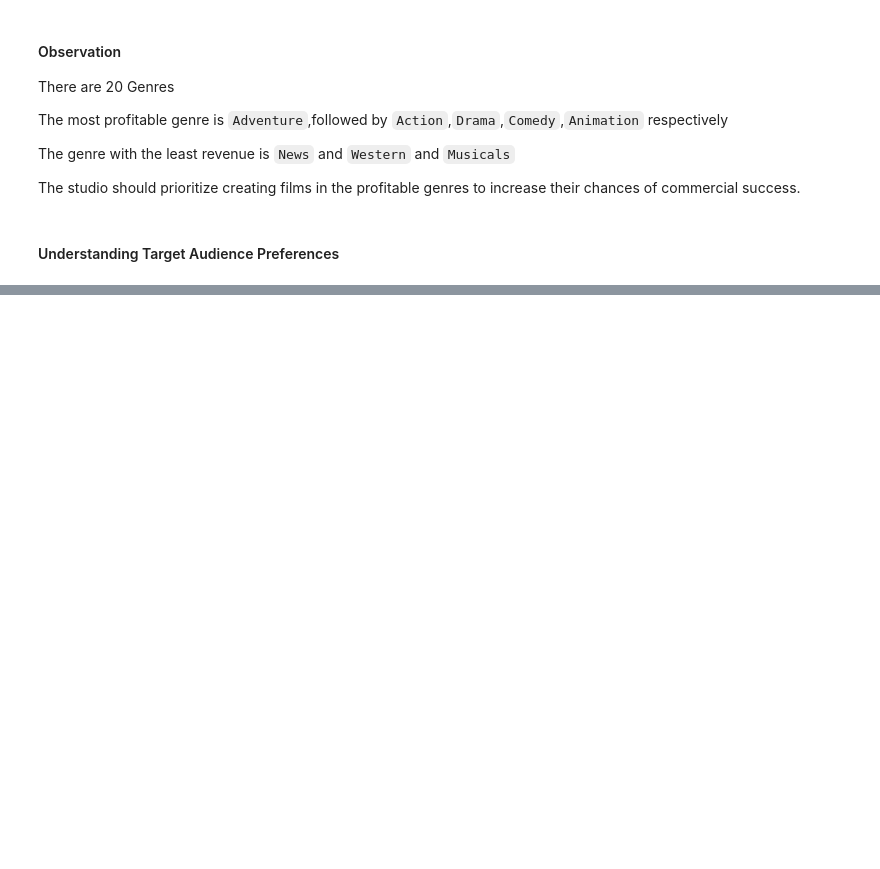
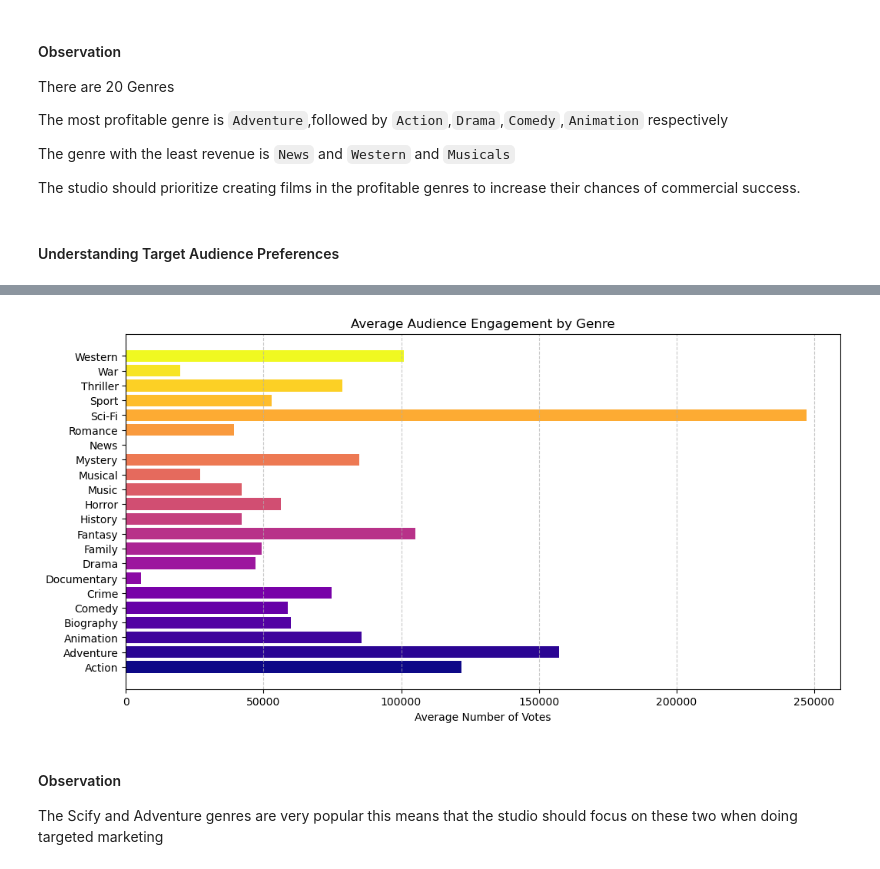
Before and after one commit to She-LoyceTsuma/dsc-phase-2-project-v3, a Jupyter notebook: student.ipynb, the cells around one changed output, grey strips where cells are left out. Cells and saved outputs as stored; diff of their text form; code cells hidden in the pictures; blank space fills up the shorter version.

```diff
--- a/student.ipynb
+++ b/student.ipynb
@@ -316,0 +383,17 @@ We will analyze the relationship between audience demographics and movie-going h
+# %%
+# Create the bar plot with plasma colors
+
+colors = plt.cm.plasma(np.linspace(0, 1, len(average_votes['genres'])))
+
+plt.figure(figsize=(12, 6))
+plt.barh(average_votes['genres'], average_votes['numvotes'], color=colors)
+plt.xlabel('Average Number of Votes')
+plt.title('Average Audience Engagement by Genre')
+plt.grid(axis='x', linestyle='--', alpha=0.7)
+plt.show();
+# %% [output]
+[figure, added]
+# %% [markdown]
+#### Observation
+
+The Scify and Adventure genres are very popular this means that the studio should focus on these two when doing targeted marketing
```
Also changed, not shown: parts of 8 cells of this notebook.
